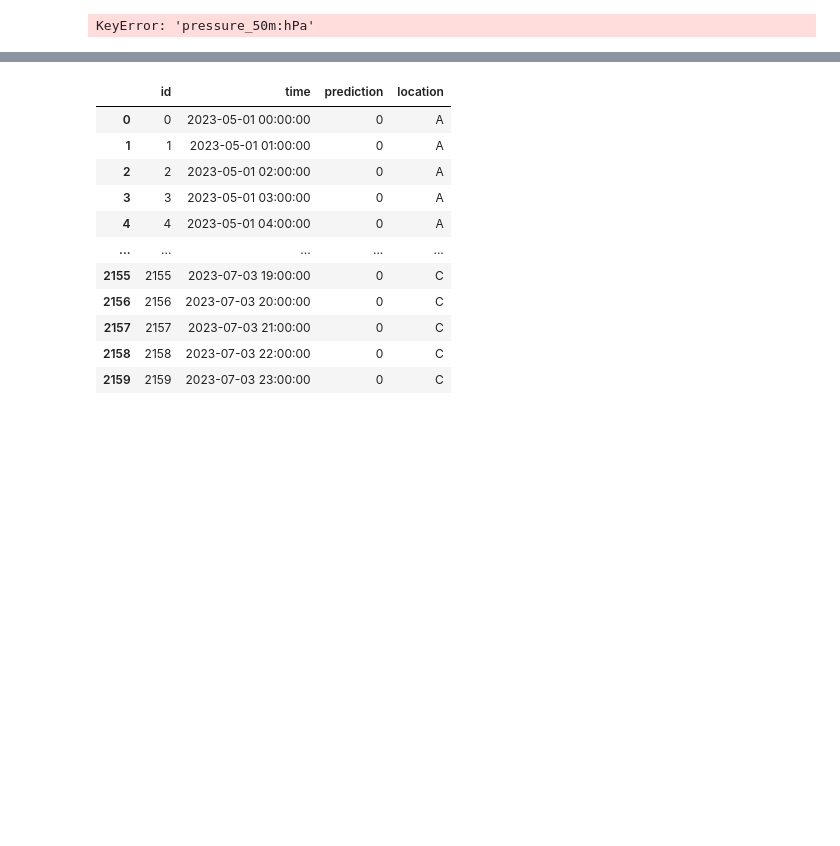
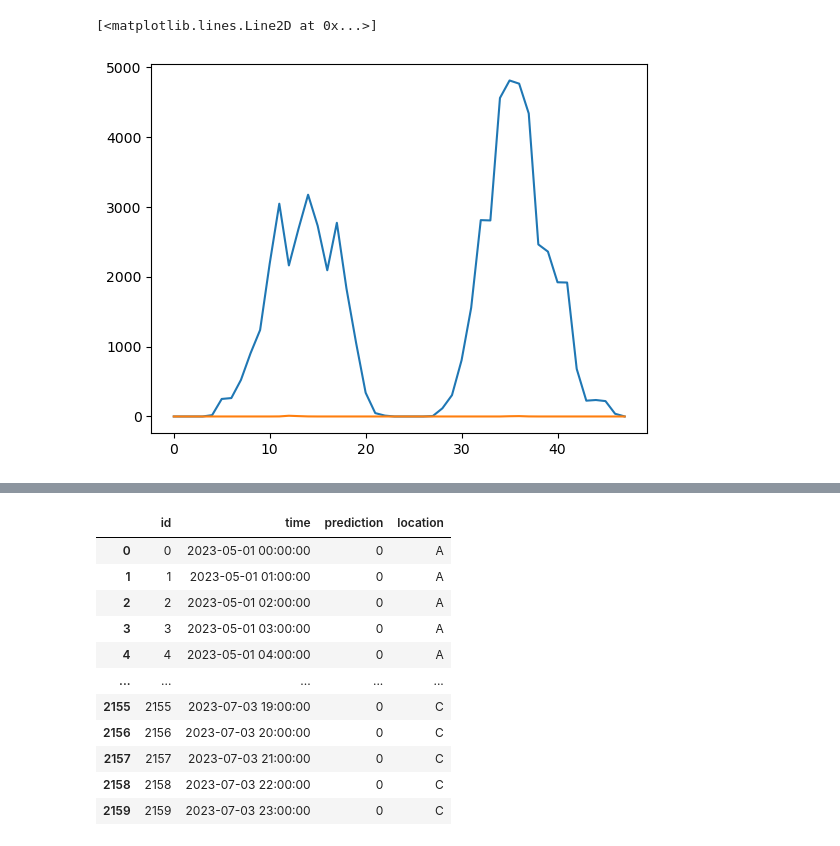
Before and after one commit to MartinSkatvedt/TDT4173-Machine-Learning, a Jupyter notebook: read_files.ipynb, the cells around one changed output, grey strips where cells are left out. Cells and saved outputs as stored; diff of their text form; code cells hidden in the pictures; blank space fills up the shorter version.

```diff
--- a/read_files.ipynb
+++ b/read_files.ipynb
@@ -89,4 +102,11 @@ def round_is_day(df):
 # %%
 train_a = pd.read_parquet('dataset/A/train_targets.parquet')
 train_b = pd.read_parquet('dataset/B/train_targets.parquet')
 train_c = pd.read_parquet('dataset/C/train_targets.parquet')
+
+plt.plot(train_a["pv_measurement"][0:24 * 2])
+plt.plot(train_b["pv_measurement"][0:24 * 2])
+plt.plot(train_c["pv_measurement"][0:24 * 2])
+# %% [output]
+[<matplotlib.lines.Line2D at 0x...>]
+[figure, added]
@@ -123,19 +147,17 @@ train_data_b, val_data_b = join_data_and_labels(X_train_observed_b, X_train_esti
 train_data_c, val_data_c = join_data_and_labels(X_train_observed_c, X_train_estimated_c, train_c)
 # %%
 # Remove columns which are not needed
-remove_unused_columns(train_data_a)
-remove_unused_columns(val_data_a)
-remove_unused_columns(test_a)
+train_data_a = remove_unused_columns(train_data_a)
+val_data_a = remove_unused_columns(val_data_a)
+test_a = remove_unused_columns(test_a)
 
-remove_unused_columns(train_data_b)
-remove_unused_columns(val_data_b)
-remove_unused_columns(test_b)
+train_data_b = remove_unused_columns(train_data_b)
+val_data_b = remove_unused_columns(val_data_b)
+test_b = remove_unused_columns(test_b)
 
-remove_unused_columns(train_data_c)
-remove_unused_columns(val_data_c)
-remove_unused_columns(test_c)
+train_data_c = remove_unused_columns(train_data_c)
+val_data_c = remove_unused_columns(val_data_c)
+test_c = remove_unused_columns(test_c)
-# %% [output]
-KeyError: 'pressure_50m:hPa'
 # %%
 # Drop columns which are constant
 drop_constanst_columns(train_data_a, val_data_a, test_a)
```
Also changed, not shown: parts of 23 cells of this notebook, 3 other files.
